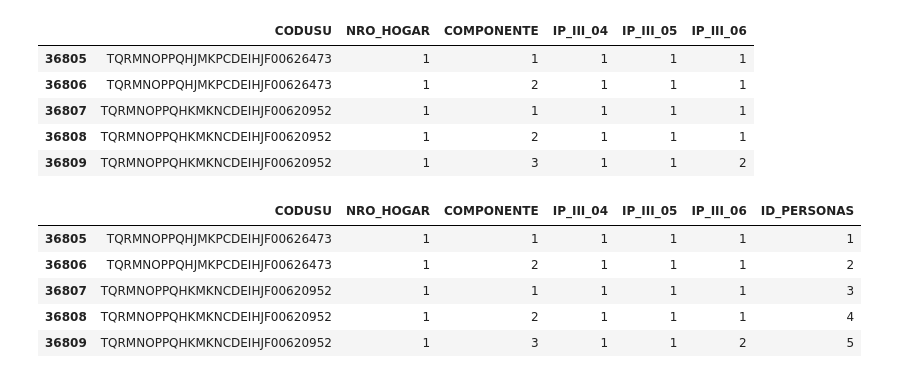
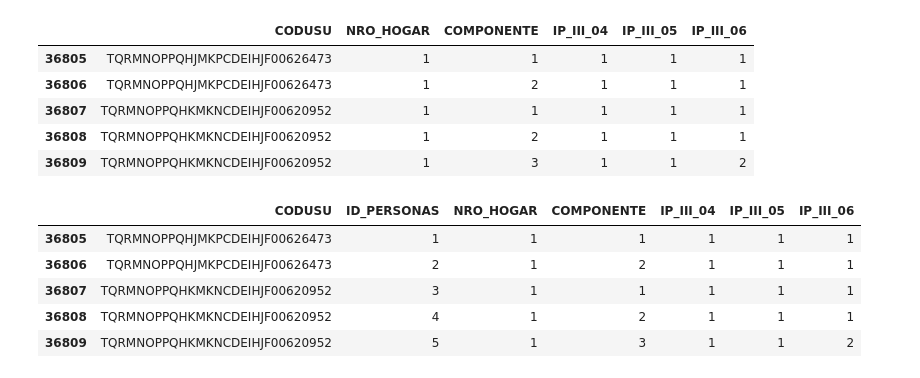
Before and after one commit to ziodoxe/acceso_a_internet, a Jupyter notebook: notebooks/acceso_a_internet.ipynb, the cells around one changed output. Cells and saved outputs as stored; diff of their text form; code cells hidden in the pictures.

```diff
--- a/notebooks/acceso_a_internet.ipynb
+++ b/notebooks/acceso_a_internet.ipynb
@@ -162,14 +153,14 @@ df_pertdf.head()
 | 36809 | TQRMNOPPQHKMKNCDEIHJF00620952 | 1 | 3 | 1 | 1 | 2 |
 # %%
 # Se agrega la columna 'ID_PERSONAS' entre las columnas 'CODOSU' y 'NRO_HOGAR'
-df_pertdf['ID_PERSONAS'] = np.arange(1, len(df_pertdf)+1)
+df_pertdf.insert(1, 'ID_PERSONAS', np.arange(1, len(df_pertdf)+1))
 df_pertdf.head()
 # %% [output]
-|  | CODUSU | NRO_HOGAR | COMPONENTE | IP_III_04 | IP_III_05 | IP_III_06 | ID_PERSONAS |
+|  | CODUSU | ID_PERSONAS | NRO_HOGAR | COMPONENTE | IP_III_04 | IP_III_05 | IP_III_06 |
 | 36805 | TQRMNOPPQHJMKPCDEIHJF00626473 | 1 | 1 | 1 | 1 | 1 | 1 |
-| 36806 | TQRMNOPPQHJMKPCDEIHJF00626473 | 1 | 2 | 1 | 1 | 1 | 2 |
-| 36807 | TQRMNOPPQHKMKNCDEIHJF00620952 | 1 | 1 | 1 | 1 | 1 | 3 |
-| 36808 | TQRMNOPPQHKMKNCDEIHJF00620952 | 1 | 2 | 1 | 1 | 1 | 4 |
-| 36809 | TQRMNOPPQHKMKNCDEIHJF00620952 | 1 | 3 | 1 | 1 | 2 | 5 |
+| 36806 | TQRMNOPPQHJMKPCDEIHJF00626473 | 2 | 1 | 2 | 1 | 1 | 1 |
+| 36807 | TQRMNOPPQHKMKNCDEIHJF00620952 | 3 | 1 | 1 | 1 | 1 | 1 |
+| 36808 | TQRMNOPPQHKMKNCDEIHJF00620952 | 4 | 1 | 2 | 1 | 1 | 1 |
+| 36809 | TQRMNOPPQHKMKNCDEIHJF00620952 | 5 | 1 | 3 | 1 | 1 | 2 |
 # %%
 # Se agrega la columna 'IH_II_01' que hace referencia a que si el hogar cuenta con computadora/s.
```
Also changed, not shown: parts of 4 cells of this notebook.
